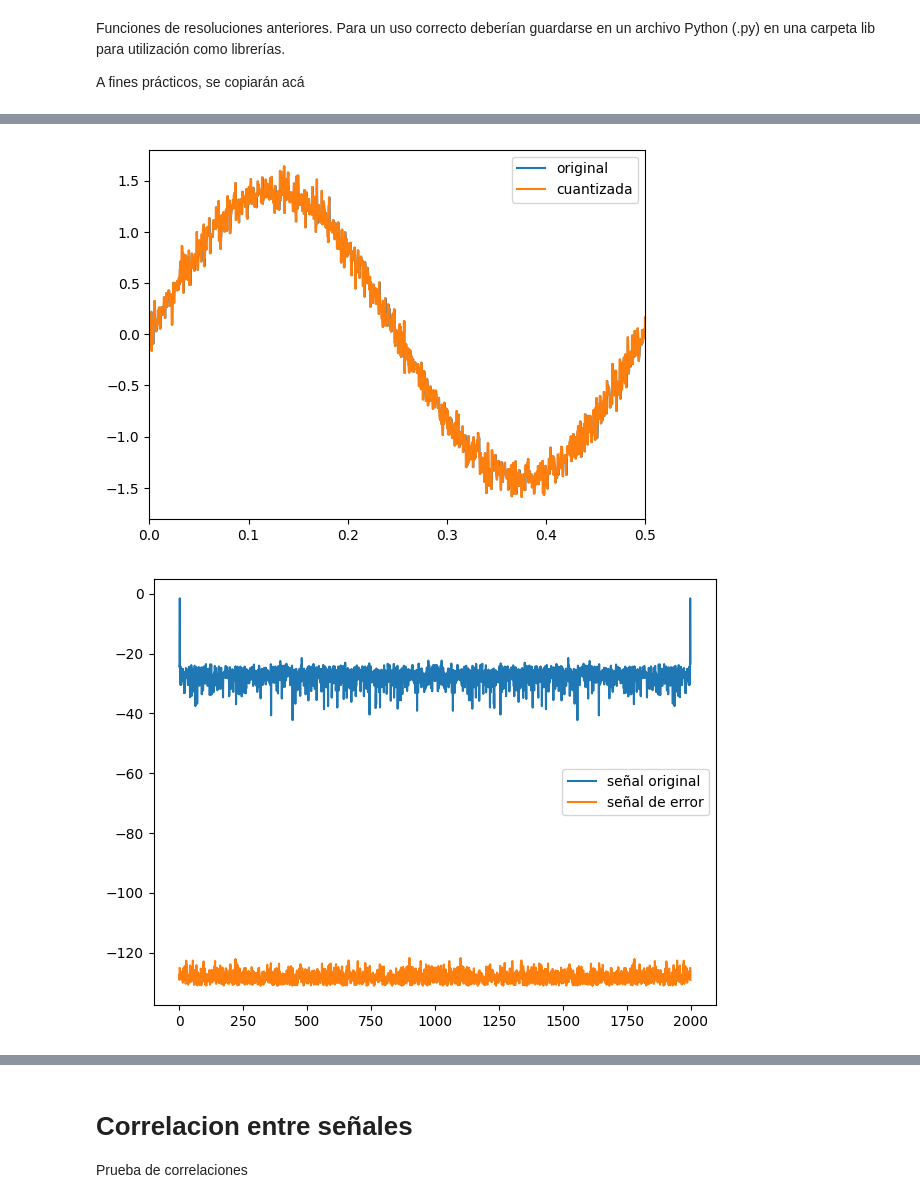
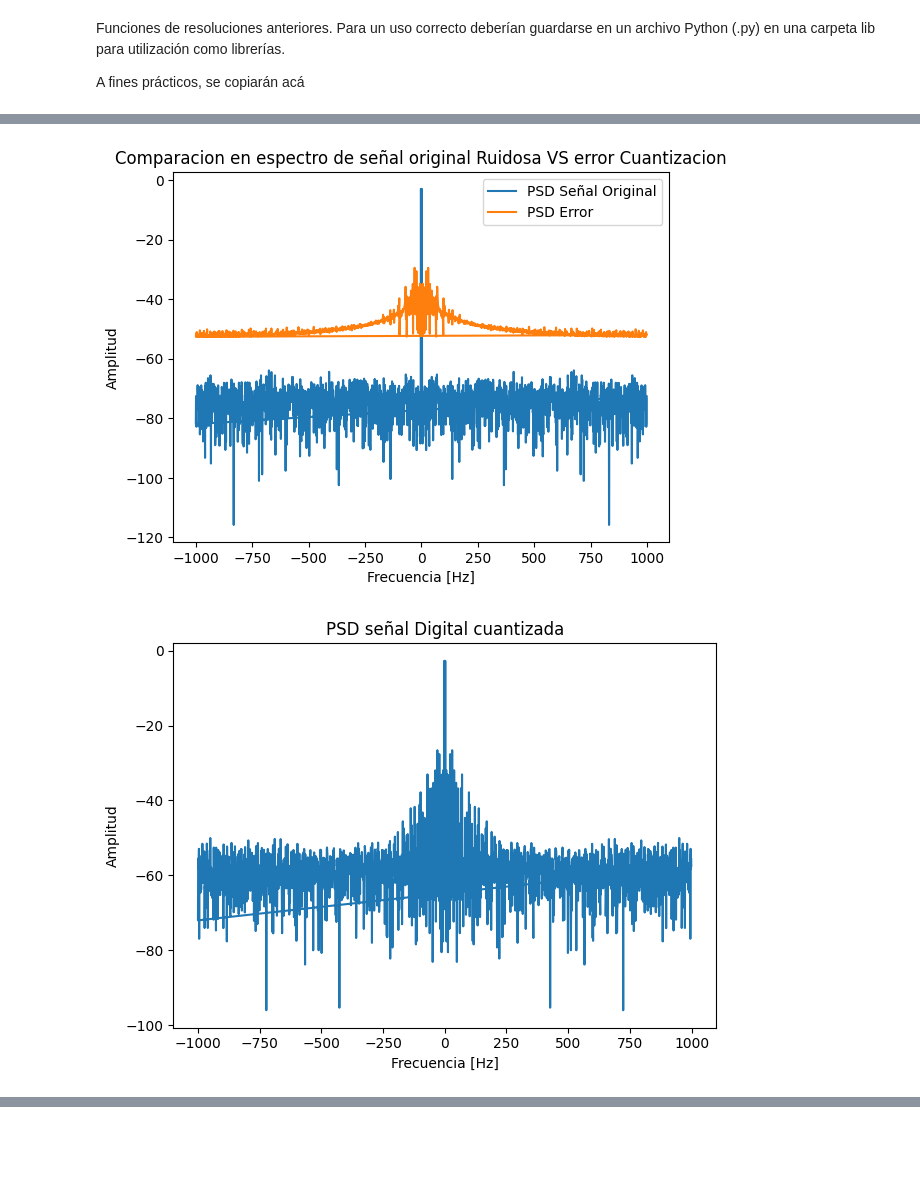
Before and after one commit to agustin-d-martinez/Procesamiento-Digital-de-Se-ales---2026, a Jupyter notebook: TS3/TS3.ipynb, the cells around one changed output, grey strips where cells are left out. Cells and saved outputs as stored; diff of their text form; code cells hidden in the pictures; blank space fills up the shorter version.

```diff
--- a/TS3/TS3.ipynb
+++ b/TS3/TS3.ipynb
@@ -236,46 +265,22 @@ Cálculo matemático (q^2/12): 2.0345052083333332e-05
 # %%
-##### Variables
-vmax = 2**.5    # Vpico
-ph = 0          # Fase inicial
-N = 2000        # Cant Muestras
-fs = 2000       # Freq muestreo
 
-delta_f = fs/N
-freq = 2*delta_f    # Freq
 
-# ADC
-VFS = 4
-Bits = 16
-
-##### Funcion
-xx, t = mi_sen_ruidosa(vmax, ff=freq, ph=ph, nn=N, fs=fs, snr=10)
-xq = mi_adc(xx, VFS, Bits)
-error = xx - xq
-autocorr_error = autocorrelate(error)
 plt.figure()
-plt.plot(t,xx, label='original')
-plt.step(t,xq, label='cuantizada')
-plt.xlim([0, 1/freq])
+plt.plot(ff, 20*np.log10(abs_xx_fft), label='PSD Señal Original')
+plt.plot(ff, 10*np.log10(abs_psd_error), label='PSD Error')
+plt.xlabel("Frecuencia [Hz]")
+plt.ylabel("Amplitud")
+plt.title("Comparacion en espectro de señal original Ruidosa VS error Cuantizacion")
 plt.legend()
 plt.show()
 
-
-### Cálculo de fft
-x_fft = np.fft.fft(xx, axis=0)/N
-autocorr_err_fft = np.fft.fft(autocorr_error)/N
 plt.figure()
-plt.plot(10*np.log10(np.abs(x_fft)), label='señal original')
-plt.plot(10*np.log10(np.abs(autocorr_err_fft)), label='señal de error')
-plt.legend()
+plt.plot(ff, 20*np.log10(np.maximum(abs_xq_fft, 1e-12)))       # 20, es señal de tension
+plt.title("PSD señal Digital cuantizada")
+plt.xlabel("Frecuencia [Hz]")
+plt.ylabel("Amplitud")
 plt.tight_layout()
 plt.show()
-
-xq_fft = np.fft.fft(xq, axis=0)/N
-plt.figure()
-plt.plot(10*np.log10(np.abs(xq_fft)), label='señal Digital')
-plt.legend()
-plt.tight_layout()
-plt.show()
 # %% [output]
-[figure, old version]
+[figure, new version]
-[figure, old version]
+[figure, new version]
@@ -283,4 +286,0 @@ plt.show()
-# %% [markdown]
-# Correlacion entre señales
-
-Prueba de correlaciones
```
Also changed, not shown: parts of 11 cells of this notebook.
